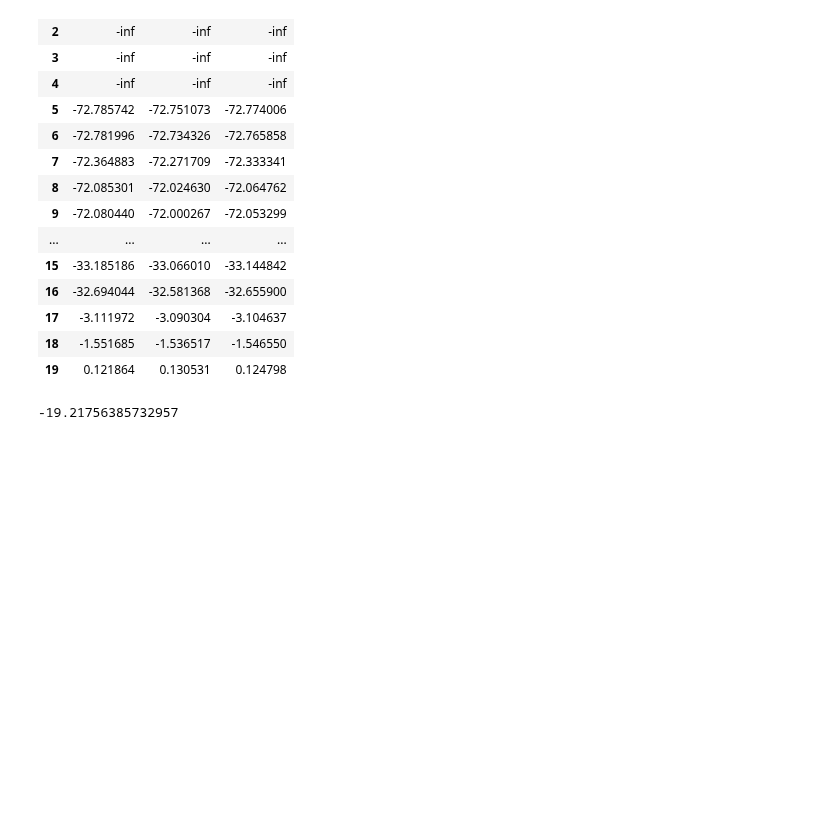
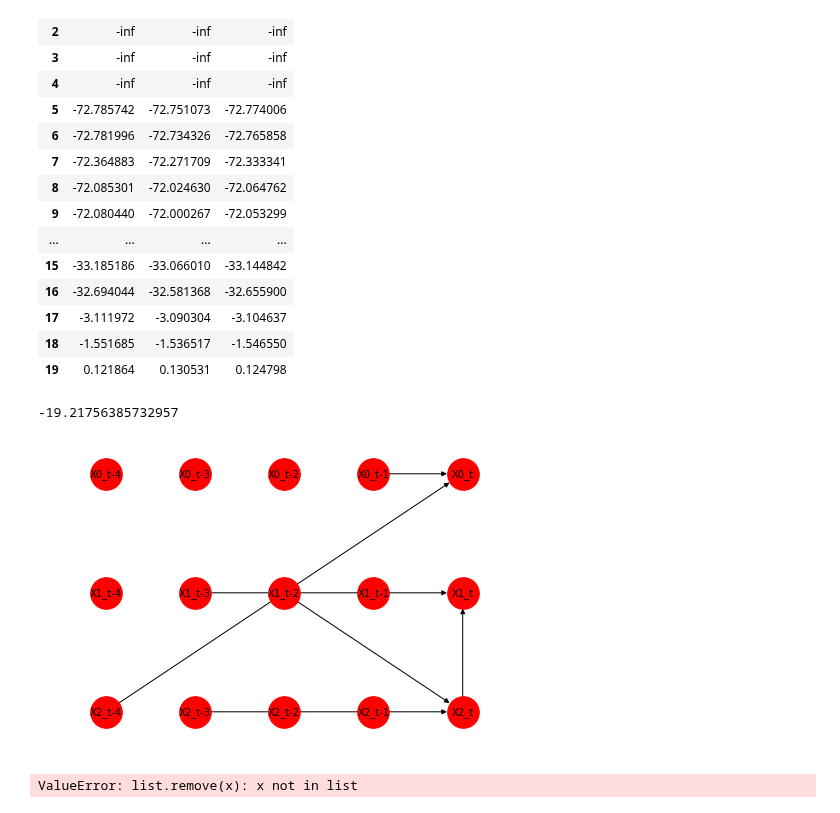
Before and after one commit to danthe96/CIoTS, a Jupyter notebook: simple_test.ipynb, the cells around one changed output. Saved outputs shown, nothing was run; the diff lists cells and outputs as text; code cells hidden in the pictures; blank space fills up the shorter version.

Commit message:
autocorrelation

```diff
--- a/simple_test.ipynb
+++ b/simple_test.ipynb
@@ -96,3 +93,16 @@ graph_model.fit_from_graph(3, data_matrix, generator.graph, mapping)
 graph_model.information_criterion('bic')
 # %% [output]
 -19.21756385732957
+# %%
+generator = CausalTSGenerator(dimensions=dimensions, max_p=max_p, data_length=10000, incoming_edges=incoming_edges)
+ts = generator.generate()
+generator.draw_graph()
+# %% [output]
+[figure, added]
+# %%
+generator = CausalTSGenerator(dimensions=dimensions, max_p=max_p, data_length=10000,
+                              incoming_edges=incoming_edges, enforce_autocorrelation=True)
+ts = generator.generate()
+generator.draw_graph()
+# %% [output]
+ValueError: list.remove(x): x not in list
```
Also changed, not shown: parts of 1 cell of this notebook, 1 other file.
